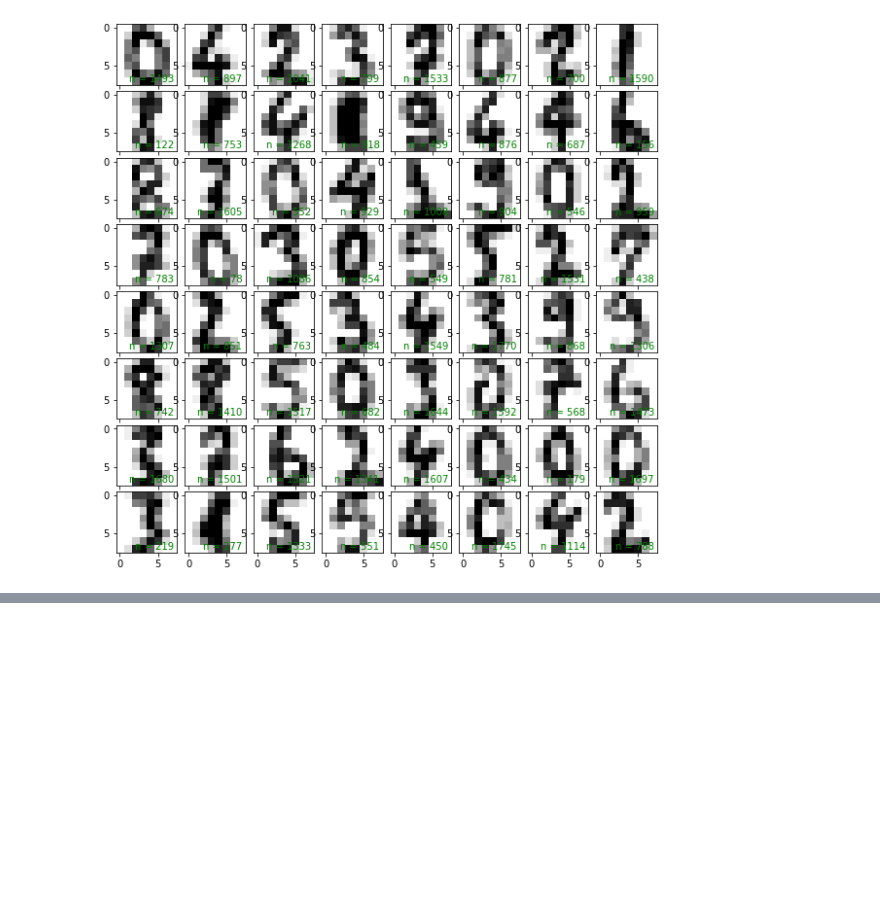
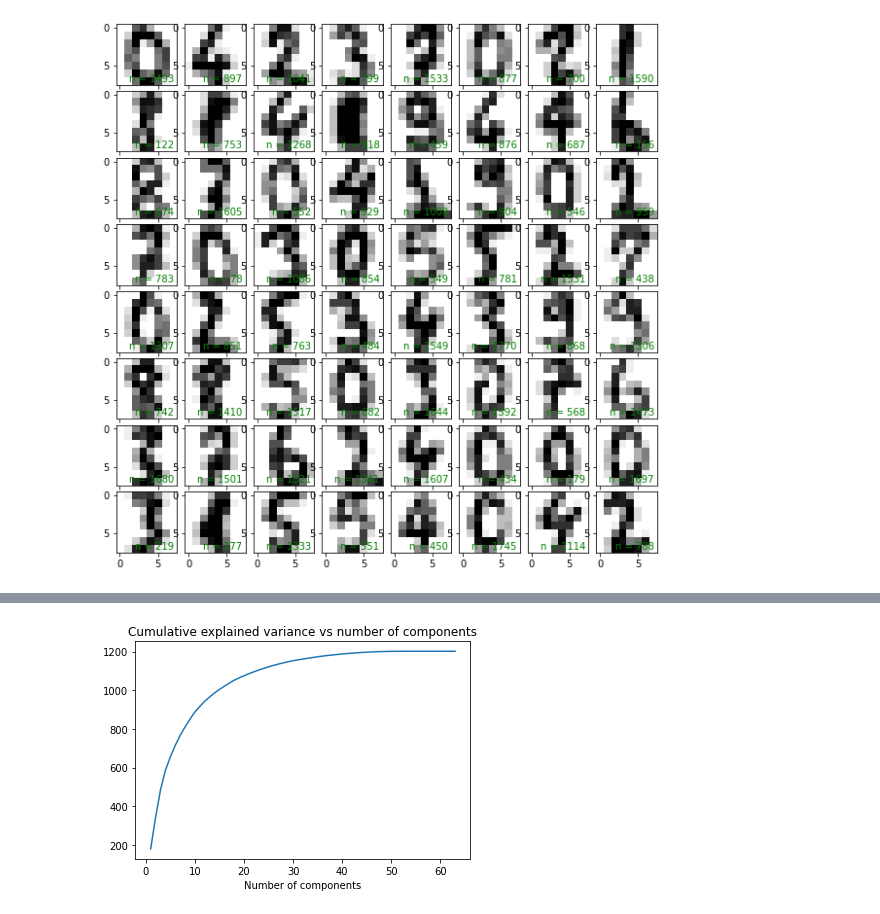
Before and after one commit to samyhaff/DATASIM_TP, a Jupyter notebook: APSTA/TP1/2021-2022-01-APSTA-feature-selection-dim-reduction-sv.ipynb, the cells around one changed output, grey strips where cells are left out. Cells and saved outputs as stored; diff of their text form; code cells hidden in the pictures; blank space fills up the shorter version.

```diff
--- a/APSTA/TP1/2021-2022-01-APSTA-feature-selection-dim-reduction-sv.ipynb
+++ b/APSTA/TP1/2021-2022-01-APSTA-feature-selection-dim-reduction-sv.ipynb
@@ -675,0 +641,17 @@ Other faces datsets
+# %%
+#c) Cummulative explained variance
+
+M, N = X.shape
+cumulative_explained_variances = []
+
+for d in range(1, N):
+    pca = PCA(n_components=d)
+    pca.fit(X)
+    cumulative_explained_variances.append(np.sum(pca.explained_variance_))
+
+plt.plot(range(1, N), cumulative_explained_variances)
+plt.xlabel("Number of components")
+plt.title("Cumulative explained variance vs number of components")
+plt.show()
+# %% [output]
+[figure, added]
```
Also changed, not shown: parts of 10 cells of this notebook.
